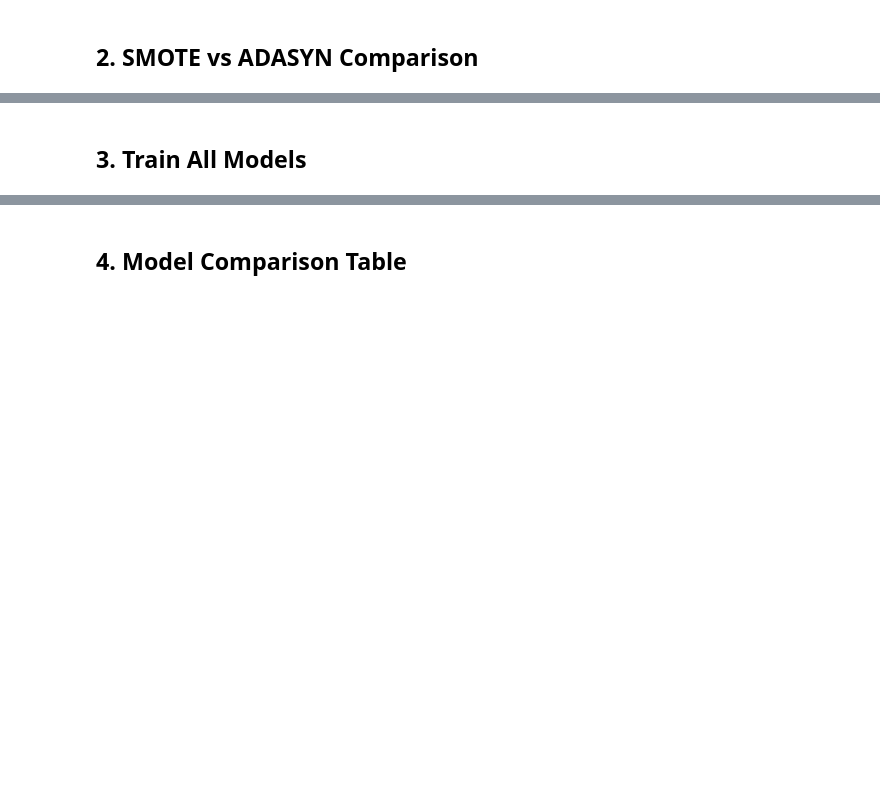
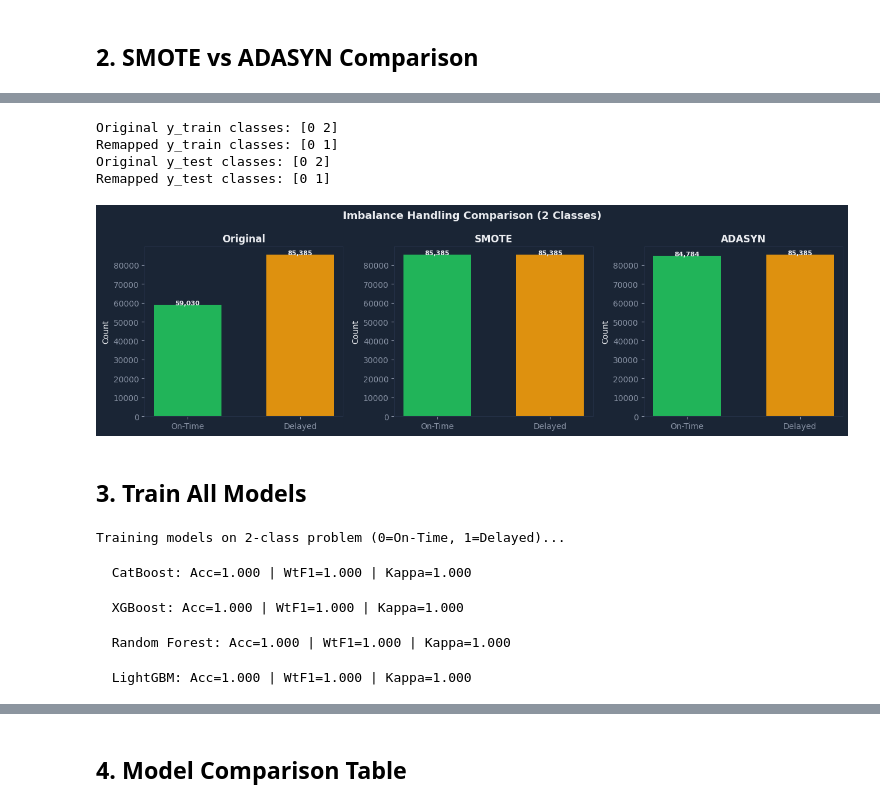
Before and after one commit to paradox-shivansh/AI_supply_chain_project, a Jupyter notebook: notebooks/02_Model_Training.ipynb, the cells around one changed output, grey strips where cells are left out. Saved outputs shown, nothing was run; the diff lists cells and outputs as text; code cells hidden in the pictures; blank space fills up the shorter version.

```diff
--- a/notebooks/02_Model_Training.ipynb
+++ b/notebooks/02_Model_Training.ipynb
@@ -75,29 +144,47 @@ print(f'X_train: {X_train.shape}')
 # %%
+# Map classes [0, 2] -> [0, 1] for models (since class 1 doesn't exist in data)
+class_mapping = {0: 0, 2: 1}  # Original -> Remapped
+reverse_mapping = {0: 0, 1: 2}  # Remapped -> Original
+
+y_train_remapped = np.array([class_mapping[c] for c in y_train])
+y_test_remapped = np.array([class_mapping[c] for c in y_test])
+
+print(f'Original y_train classes: {np.unique(y_train)}')
+print(f'Remapped y_train classes: {np.unique(y_train_remapped)}')
+print(f'Original y_test classes: {np.unique(y_test)}')
+print(f'Remapped y_test classes: {np.unique(y_test_remapped)}')
+
 # SMOTE
 smote = SMOTE(random_state=42, k_neighbors=5)
-X_smote, y_smote = smote.fit_resample(X_train, y_train)
+X_smote, y_smote = smote.fit_resample(X_train, y_train_remapped)
 
 # ADASYN
 try:
     adasyn = ADASYN(random_state=42)
-    X_adasyn, y_adasyn = adasyn.fit_resample(X_train, y_train)
+    X_adasyn, y_adasyn = adasyn.fit_resample(X_train, y_train_remapped)
 except Exception as e:
     print(f'ADASYN fallback: {e}')
     X_adasyn, y_adasyn = X_smote, y_smote
 
 fig, axes = plt.subplots(1, 3, figsize=(13, 4))
-labels = ['On-Time', 'At Risk', 'Delayed']
-datasets = [('Original', y_train), ('SMOTE', y_smote), ('ADASYN', y_adasyn)]
+labels = ['On-Time', 'Delayed']  # Only 2 classes now
+datasets = [('Original', y_train_remapped), ('SMOTE', y_smote), ('ADASYN', y_adasyn)]
 for ax, (name, y) in zip(axes, datasets):
     vals = np.bincount(y)
-    ax.bar(labels, vals, color=PALETTE, alpha=0.9, width=0.6)
+    ax.bar(labels, vals, color=PALETTE[:2], alpha=0.9, width=0.6)
     ax.set_title(name, fontweight='bold')
     ax.set_ylabel('Count')
     for i, v in enumerate(vals):
         ax.text(i, v + 50, f'{v:,}', ha='center', fontsize=8, fontweight='bold')
 
-plt.suptitle('Imbalance Handling Comparison', fontsize=13, fontweight='bold')
+plt.suptitle('Imbalance Handling Comparison (2 Classes)', fontsize=13, fontweight='bold')
 plt.tight_layout(); plt.show()
+# %% [output]
+Original y_train classes: [0 2]
+Remapped y_train classes: [0 1]
+Original y_test classes: [0 2]
+Remapped y_test classes: [0 1]
+[figure, added]
 # %% [markdown]
 ## 3. Train All Models
 # %%
@@ -107,24 +194,30 @@ X_tr, y_tr = X_smote, y_smote
 trained_models = {}
 all_metrics = {}
 
-def evaluate(name, model, X_te, y_te):
-    y_pred = model.predict(X_te)
+def evaluate(name, model, X_te, y_te_original):
+    """Evaluate model, converting predictions back to original class labels"""
+    y_pred_remapped = model.predict(X_te)
+    # Convert back to original class labels [0, 2]
+    y_pred = np.array([reverse_mapping[c] for c in y_pred_remapped])
+
     m = {
-        'accuracy': accuracy_score(y_te, y_pred),
-        'weighted_f1': f1_score(y_te, y_pred, average='weighted'),
-        'macro_f1': f1_score(y_te, y_pred, average='macro'),
-        'kappa': cohen_kappa_score(y_te, y_pred),
+        'accuracy': accuracy_score(y_te_original, y_pred),
+        'weighted_f1': f1_score(y_te_original, y_pred, average='weighted'),
+        'macro_f1': f1_score(y_te_original, y_pred, average='macro'),
+        'kappa': cohen_kappa_score(y_te_original, y_pred),
     }
     try:
         if hasattr(model, 'predict_proba'):
             proba = model.predict_proba(X_te)
-            m['roc_auc'] = roc_auc_score(y_te, proba, multi_class='ovr', average='weighted')
+            m['roc_auc'] = roc_auc_score(y_te_original, proba, multi_class='ovr', average='weighted')
     except:
         m['roc_auc'] = None
     print(f'  {name}: Acc={m["accuracy"]:.3f} | WtF1={m["weighted_f1"]:.3f} | Kappa={m["kappa"]:.3f}')
-    return m
+    return m, y_pred
 
-print('Training models...')
+print('Training models on 2-class problem (0=On-Time, 1=Delayed)...')
+# %% [output]
+Training models on 2-class problem (0=On-Time, 1=Delayed)...
 # %%
 # a. CatBoost
 try:
@@ -133,9 +226,12 @@ try:
                             random_state=42, verbose=0)
     cb.fit(X_tr, y_tr)
     trained_models['CatBoost'] = cb
-    all_metrics['CatBoost'] = evaluate('CatBoost', cb, X_test, y_test)
+    met, _ = evaluate('CatBoost', cb, X_test, y_test)
+    all_metrics['CatBoost'] = met
 except ImportError:
     print('CatBoost not installed')
+# %% [output]
+  CatBoost: Acc=1.000 | WtF1=1.000 | Kappa=1.000
 # %%
 # b. XGBoost
 try:
@@ -145,16 +241,22 @@ try:
                         random_state=42, n_jobs=-1)
     xgb.fit(X_tr, y_tr)
     trained_models['XGBoost'] = xgb
-    all_metrics['XGBoost'] = evaluate('XGBoost', xgb, X_test, y_test)
+    met, _ = evaluate('XGBoost', xgb, X_test, y_test)
+    all_metrics['XGBoost'] = met
 except ImportError:
     print('XGBoost not installed')
+# %% [output]
+  XGBoost: Acc=1.000 | WtF1=1.000 | Kappa=1.000
 # %%
 # c. Random Forest
 rf = RandomForestClassifier(n_estimators=200, max_depth=20,
                              random_state=42, n_jobs=-1, class_weight='balanced')
 rf.fit(X_tr, y_tr)
 trained_models['Random Forest'] = rf
-all_metrics['Random Forest'] = evaluate('Random Forest', rf, X_test, y_test)
+met, _ = evaluate('Random Forest', rf, X_test, y_test)
+all_metrics['Random Forest'] = met
+# %% [output]
+  Random Forest: Acc=1.000 | WtF1=1.000 | Kappa=1.000
 # %%
 # d. LightGBM
 try:
@@ -163,9 +265,12 @@ try:
                           random_state=42, n_jobs=-1, verbose=-1, class_weight='balanced')
     lgb.fit(X_tr, y_tr)
     trained_models['LightGBM'] = lgb
-    all_metrics['LightGBM'] = evaluate('LightGBM', lgb, X_test, y_test)
+    met, _ = evaluate('LightGBM', lgb, X_test, y_test)
+    all_metrics['LightGBM'] = met
 except ImportError:
     print('LightGBM not installed')
+# %% [output]
+  LightGBM: Acc=1.000 | WtF1=1.000 | Kappa=1.000
 # %%
 # e. GNN
 try:
```
Also changed, not shown: parts of 14 cells of this notebook, 14 other files.
